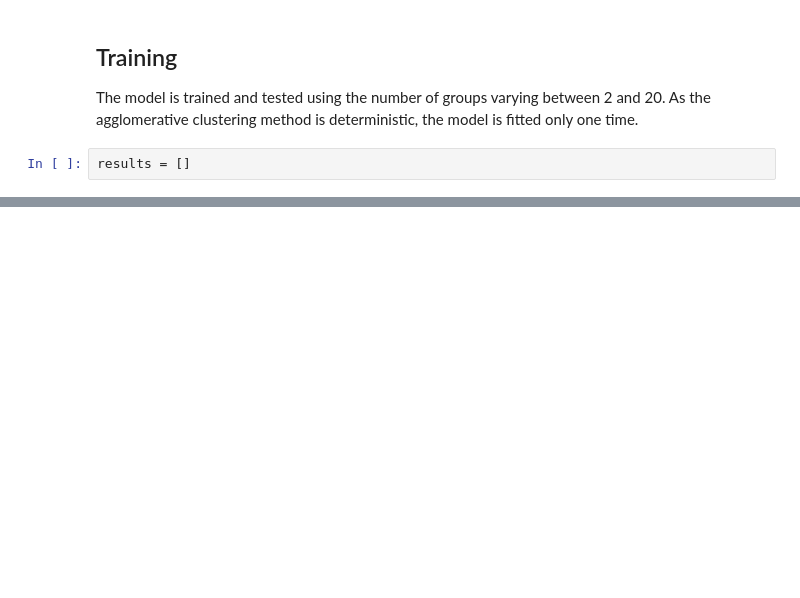
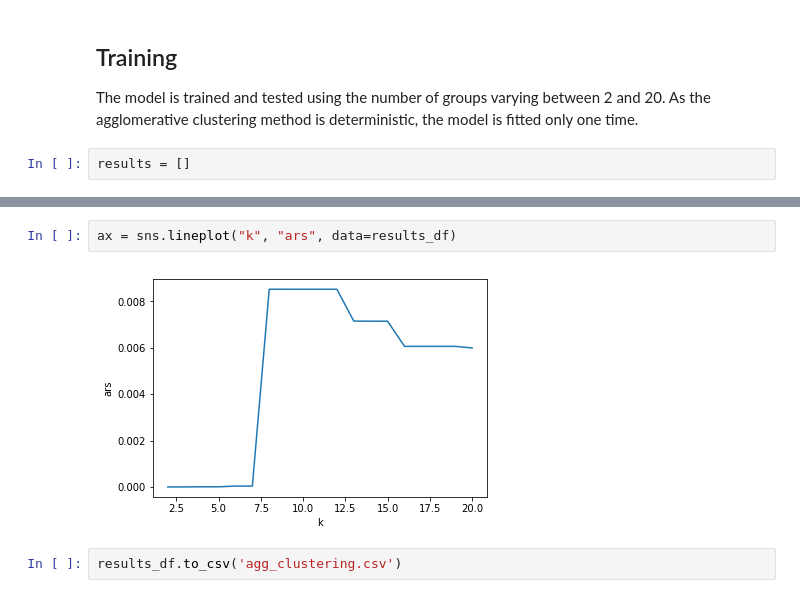
Before and after one commit to nymarya/school-budgets-for-education, a Jupyter notebook: notebooks/1_0_agglomerative_clustering.ipynb, the cells around one changed output, grey strips where cells are left out. Saved outputs shown, nothing was run; the diff lists cells and outputs as text; blank space fills up the shorter version.

```diff
--- a/notebooks/1_0_agglomerative_clustering.ipynb
+++ b/notebooks/1_0_agglomerative_clustering.ipynb
@@ -199,0 +269,6 @@ results
+# %%
+ax = sns.lineplot("k", "ars", data=results_df)
+# %% [output]
+[figure, added]
+# %%
+results_df.to_csv('agg_clustering.csv')
```
Also changed, not shown: parts of 19 cells of this notebook.
